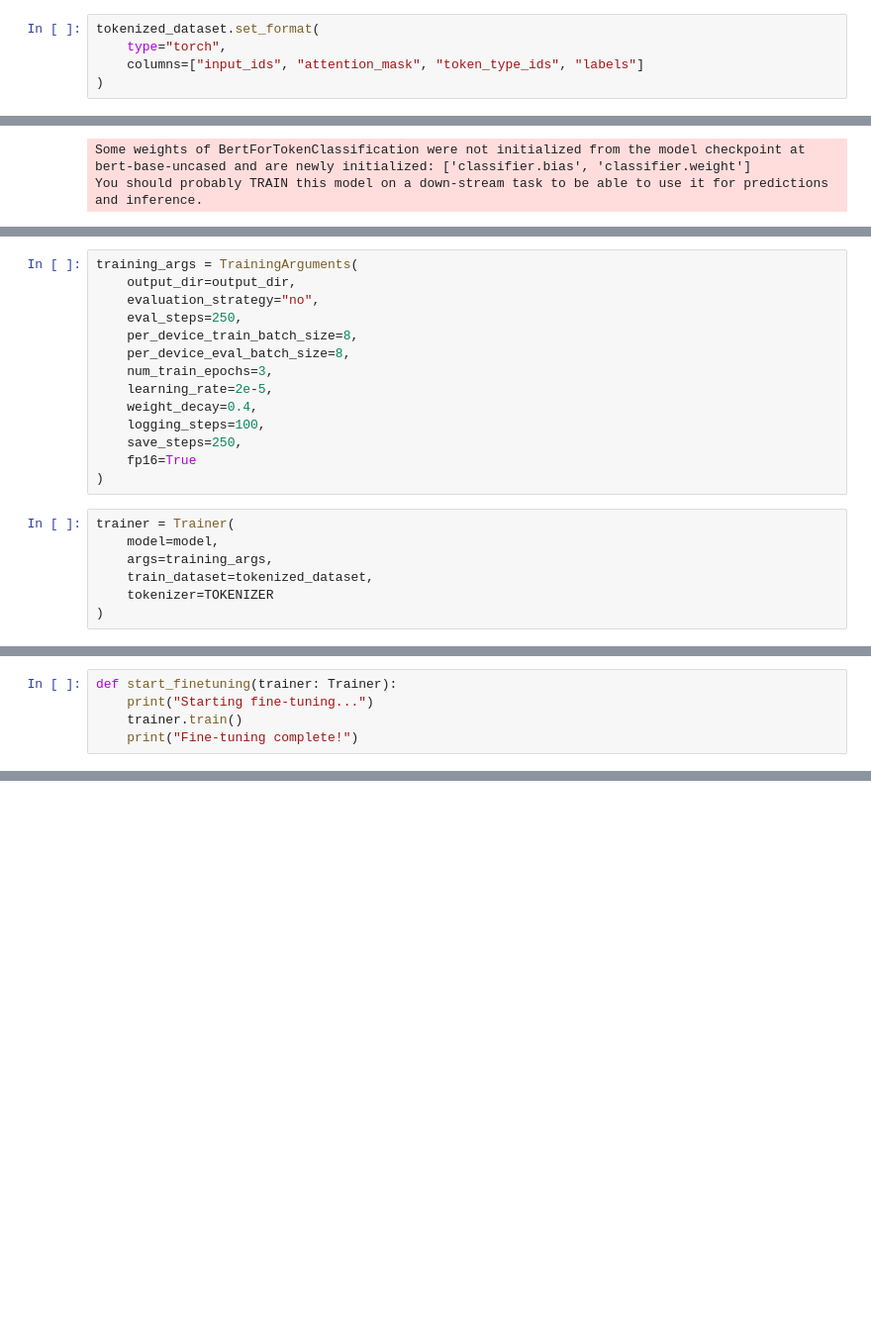
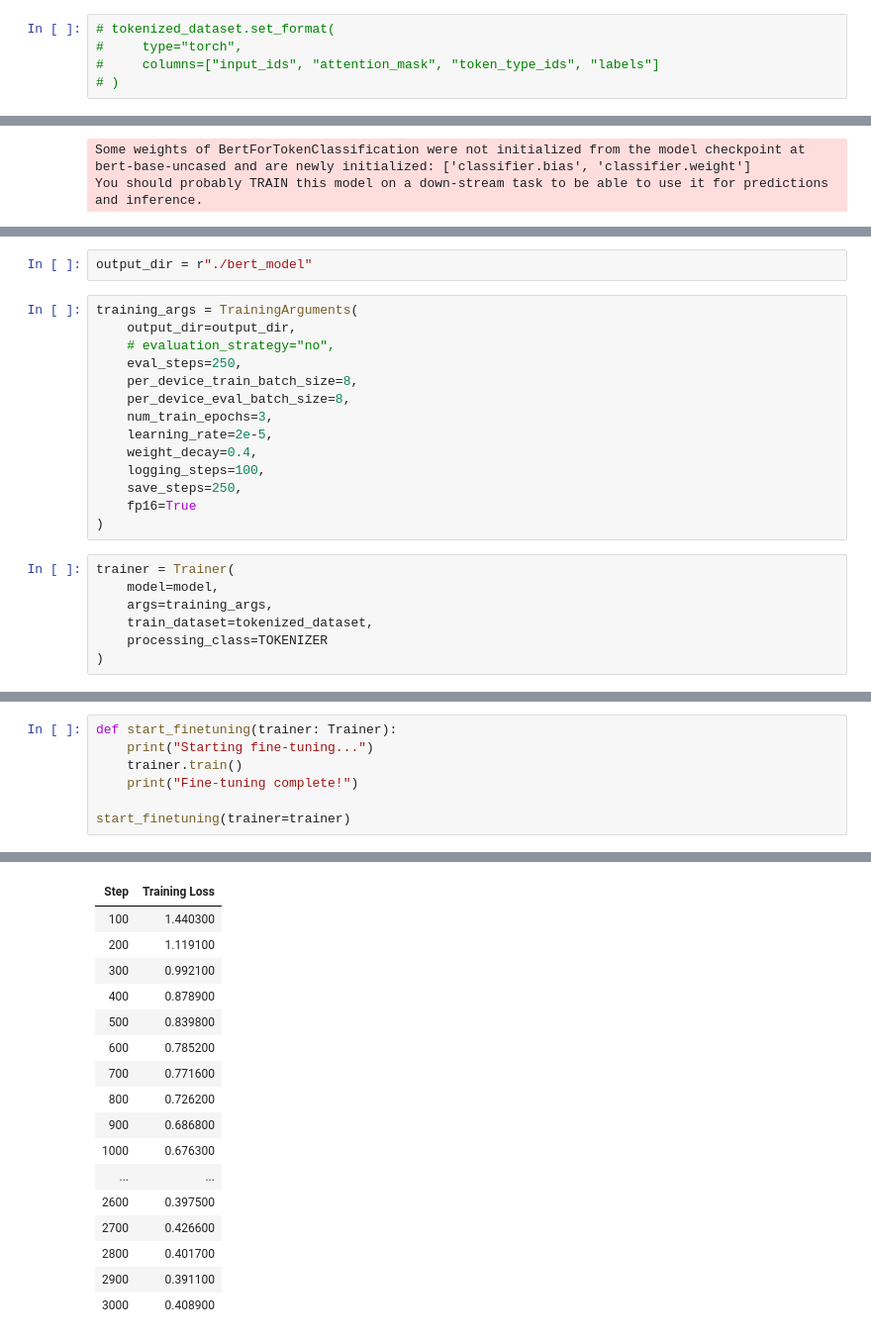
Before and after one commit to jkama4/project_text_mining, a Jupyter notebook: final_project_tm/nerc_bert.ipynb, the cells around one changed output, grey strips where cells are left out. Shown: that part at 99% size. Cells and saved outputs as stored; diff of their text form; blank space fills up the shorter version.

```diff
--- a/final_project_tm/nerc_bert.ipynb
+++ b/final_project_tm/nerc_bert.ipynb
@@ -64,10 +263,10 @@ def preprocess_function(examples):
 # %%
 tokenized_dataset = dataset.map(preprocess_function, batched=True)
 # %%
-tokenized_dataset.set_format(
-    type="torch",
-    columns=["input_ids", "attention_mask", "token_type_ids", "labels"]
-)
+# tokenized_dataset.set_format(
+#     type="torch",
+#     columns=["input_ids", "attention_mask", "token_type_ids", "labels"]
+# )
 # %%
 model = AutoModelForTokenClassification.from_pretrained("bert-base-uncased", num_labels=len(label_list))
 # %% [output]
@@ -78,7 +275,9 @@ output_dir = r"C:\Users\jayde\OneDrive\School\Text Mining for AI\project_text_mi
+# %%
+output_dir = r"./bert_model"
 # %%
 training_args = TrainingArguments(
     output_dir=output_dir,
-    evaluation_strategy="no",
+    # evaluation_strategy="no",
     eval_steps=250,
     per_device_train_batch_size=8,
     per_device_eval_batch_size=8,
@@ -94,5 +293,5 @@ trainer = Trainer(
     model=model,
     args=training_args,
     train_dataset=tokenized_dataset,
-    tokenizer=TOKENIZER
+    processing_class=TOKENIZER
 )
@@ -101,3 +304,6 @@ def start_finetuning(trainer: Trainer):
     print("Starting fine-tuning...")
     trainer.train()
     print("Fine-tuning complete!")
+
+start_finetuning(trainer=trainer)
+# %% [output]
@@ -103,0 +312,17 @@ def start_finetuning(trainer: Trainer):
+| Step | Training Loss |
+| 100 | 1.440300 |
+| 200 | 1.119100 |
+| 300 | 0.992100 |
+| 400 | 0.878900 |
+| 500 | 0.839800 |
+| 600 | 0.785200 |
+| 700 | 0.771600 |
+| 800 | 0.726200 |
+| 900 | 0.686800 |
+| 1000 | 0.676300 |
+| ... | ... |
+| 2600 | 0.397500 |
+| 2700 | 0.426600 |
+| 2800 | 0.401700 |
+| 2900 | 0.391100 |
+| 3000 | 0.408900 |
```
Also changed, not shown: parts of 23 cells of this notebook.
